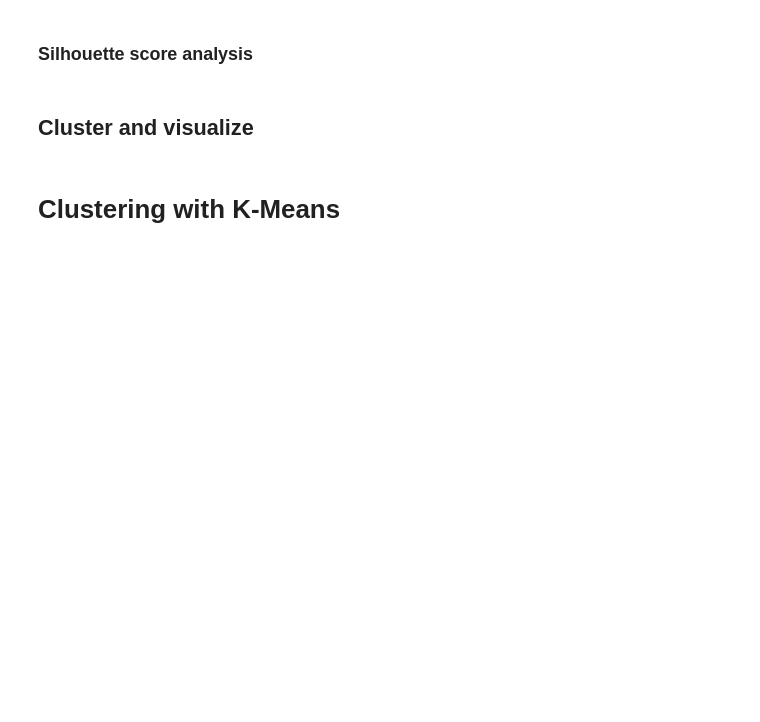
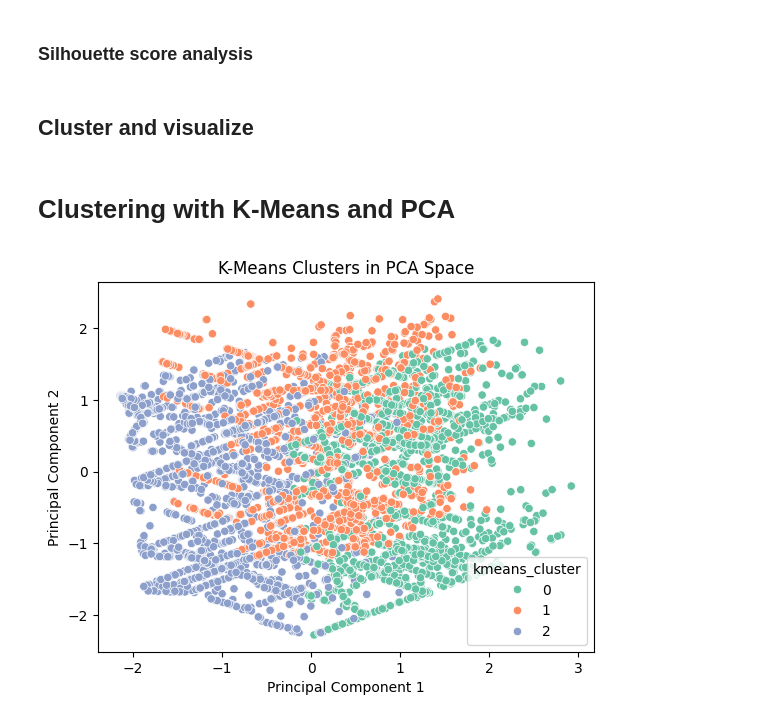
Before and after one commit to maishaSupritee/AI4GoodLab-Project, a Jupyter notebook: clustering.ipynb, the cells around one changed output. Cells and saved outputs as stored; diff of their text form; code cells hidden in the pictures; blank space fills up the shorter version.

```diff
--- a/clustering.ipynb
+++ b/clustering.ipynb
@@ -235,7 +371,7 @@ y_kmeans = kmeans.fit_predict(z)
 
 scatter_plot(latent_representations=z,labels=y_kmeans) # You can use your cluster labels heere.
 # %% [markdown]
-# Clustering with K-Means
+# Clustering with K-Means and PCA
 # %%
 from sklearn.cluster import KMeans
 
@@ -244,6 +380,31 @@ clusters = kmeans.fit_predict(X_scaled)
 
 df["kmeans_cluster"] = clusters
 # %%
-sns.scatterplot(data=df, x="pca1", y="pca2", hue="kmeans_cluster", palette="Set2")
-plt.title("K-Means Clusters in PCA Space")
+from sklearn.preprocessing import StandardScaler
+
+# Features to use in PCA
+features = ["length_(m)", "PCI Rating Encoded", "Latitude", "Longitude"]
+
+scaler = StandardScaler()
+X_scaled = scaler.fit_transform(df[features])
+# %%
+from sklearn.decomposition import PCA
+
+pca = PCA(n_components=2)
+X_pca = pca.fit_transform(X_scaled)
+
+# Add PCA result to the DataFrame
+df["pca1"] = X_pca[:, 0]
+df["pca2"] = X_pca[:, 1]
+# %%
+import seaborn as sns
+import matplotlib.pyplot as plt
+
+sns.scatterplot(data=df, x="pca1", y="pca2", hue="kmeans_cluster", palette="Set2")
+plt.title("K-Means Clusters in PCA Space")
+plt.xlabel("Principal Component 1")
+plt.ylabel("Principal Component 2")
+plt.show()
+# %% [output]
+[figure, added]
 # %%
```
Also changed, not shown: parts of 12 cells of this notebook, 1 other file.
